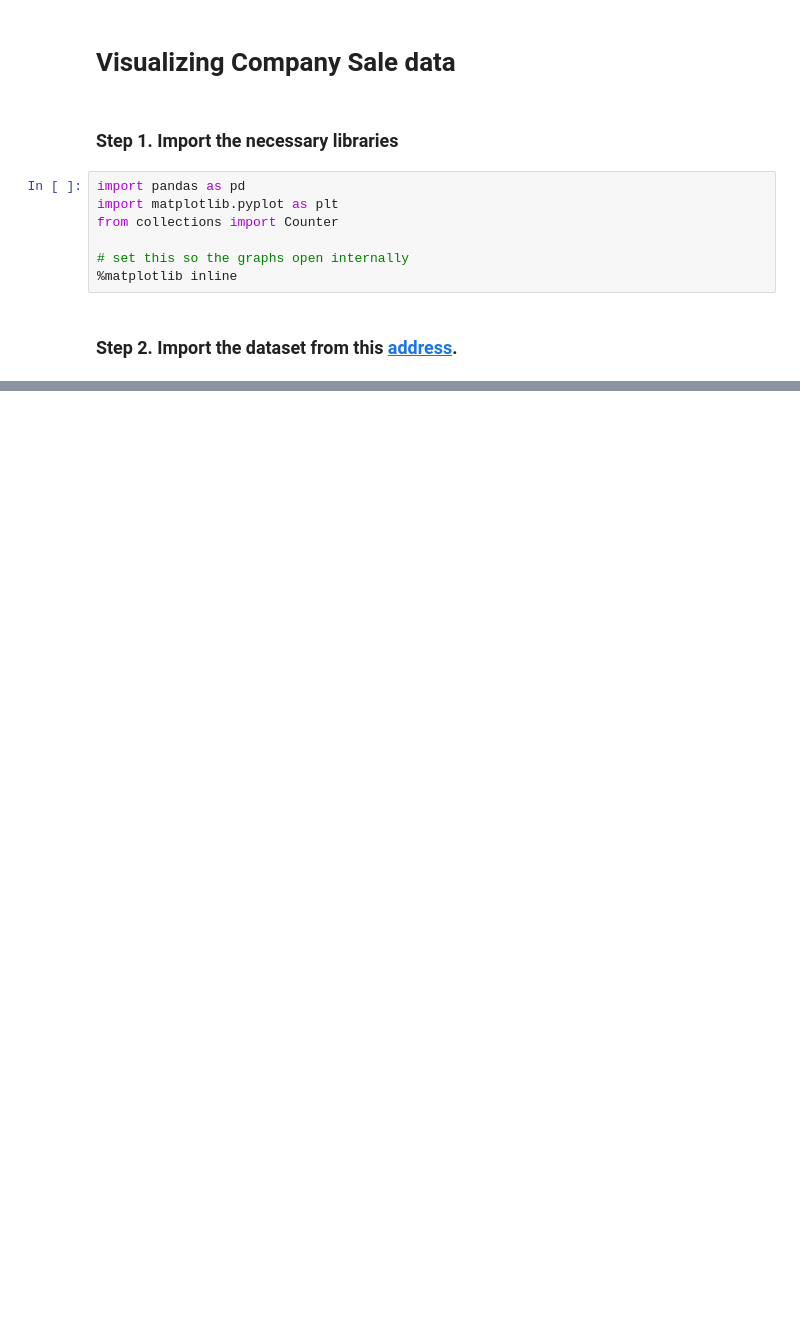
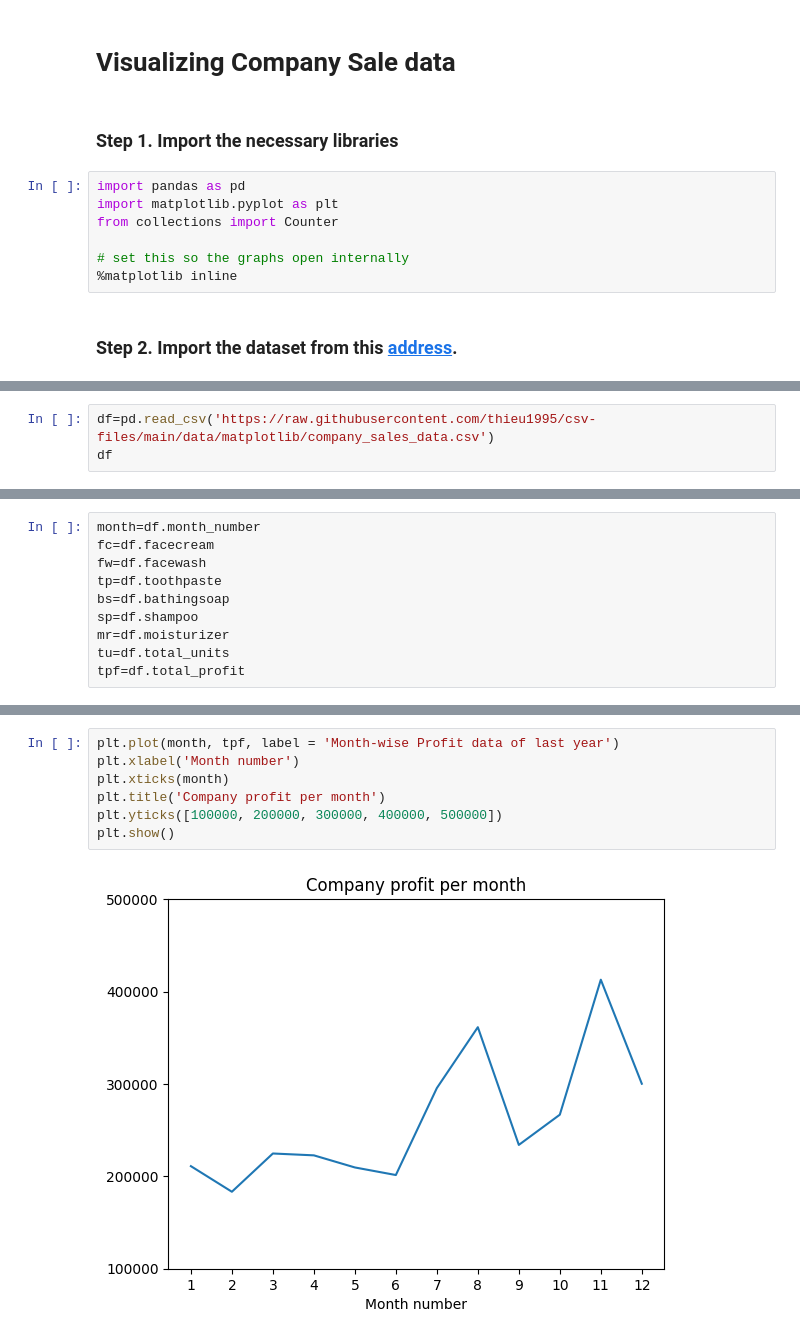
Before and after one commit to thieu1995/pandas, a Jupyter notebook: 11_matplotlib/company-sale/Exercises.ipynb, the cells around one changed output, grey strips where cells are left out. Saved outputs shown, nothing was run; the diff lists cells and outputs as text; blank space fills up the shorter version.

```diff
--- a/11_matplotlib/company-sale/Exercises.ipynb
+++ b/11_matplotlib/company-sale/Exercises.ipynb
@@ -92,0 +14,3 @@ from collections import Counter
+# %%
+df=pd.read_csv('https://raw.githubusercontent.com/thieu1995/csv-files/main/data/matplotlib/company_sales_data.csv')
+df
@@ -92,0 +31,10 @@ from collections import Counter
+# %%
+month=df.month_number
+fc=df.facecream
+fw=df.facewash
+tp=df.toothpaste
+bs=df.bathingsoap
+sp=df.shampoo
+mr=df.moisturizer
+tu=df.total_units
+tpf=df.total_profit
@@ -92,0 +45,9 @@ from collections import Counter
+# %%
+plt.plot(month, tpf, label = 'Month-wise Profit data of last year')
+plt.xlabel('Month number')
+plt.xticks(month)
+plt.title('Company profit per month')
+plt.yticks([100000, 200000, 300000, 400000, 500000])
+plt.show()
+# %% [output]
+[figure, added]
```
Also changed, not shown: parts of 40 cells of this notebook.
